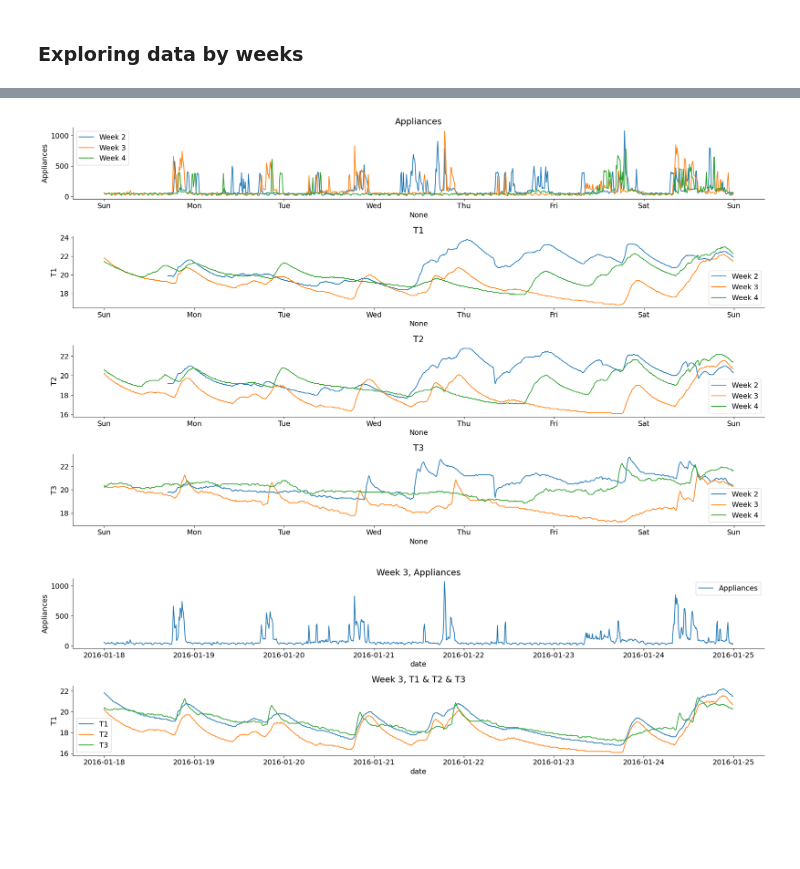
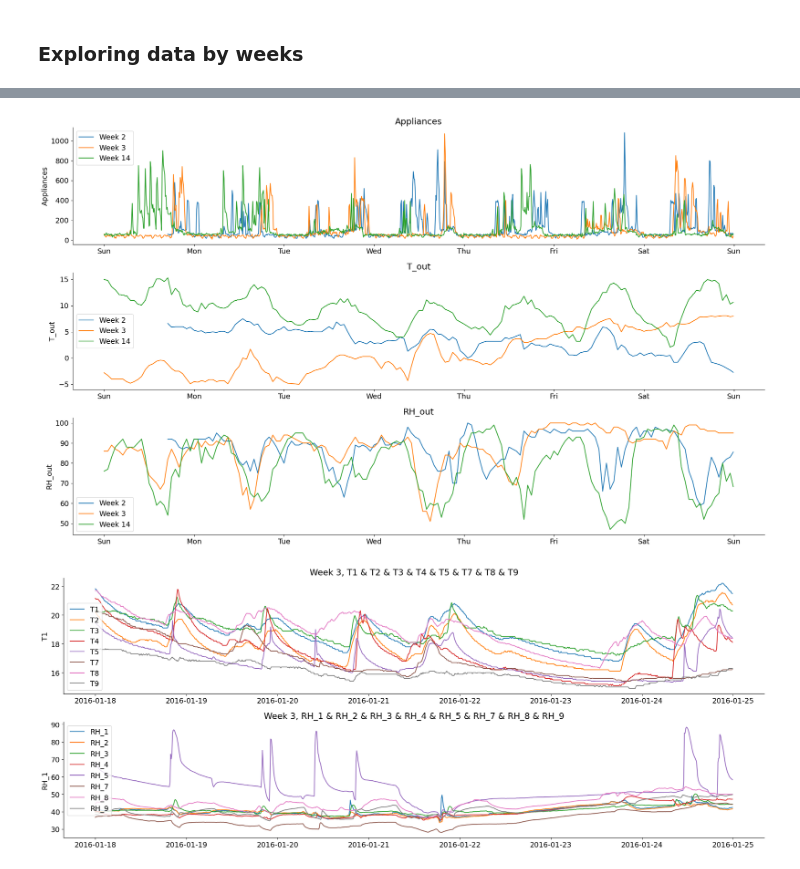
Before and after one commit to k-katarzyna/Appliances_Energy_Prediction, a Jupyter notebook: Appliances_energy_prediction/0_data_exploration.ipynb, the cells around one changed output, grey strips where cells are left out. Saved outputs shown, nothing was run; the diff lists cells and outputs as text; code cells hidden in the pictures; blank space fills up the shorter version.

Commit message:
extended data exploration and visuals

```diff
--- a/Appliances_energy_prediction/0_data_exploration.ipynb
+++ b/Appliances_energy_prediction/0_data_exploration.ipynb
@@ -145,4 +144,4 @@ The target variable contains few high values of energy consumption. Although ave
 # %% [markdown]
 ### Exploring data by weeks
 # %%
-visualizer = WeeklyDataVisualizer(enhanced_data, [2,3,4], ["Appliances", "T1", "T2", "T3"])
+visualizer = WeeklyDataVisualizer(enhanced_data)
@@ -149,8 +153,9 @@ visualizer = WeeklyDataVisualizer(enhanced_data, [2,3,4], ["Appliances", "T1", "
 # %%
-visualizer.plot_many_weeks(all_weeks=True)
+visualizer.plot_many_weeks(weeks=[2, 3, 14], columns=["Appliances", "T_out", "RH_out"])
 # %% [output]
-[figure, old version]
+[figure, new version]
 # %%
-visualizer.plot_one_week(3, subsets=[["Appliances"], ["T1", "T2", "T3"]])
+visualizer.plot_one_week(3, columns=[["T1", "T2", "T3", "T4", "T5", "T7", "T8", "T9"],
+                                     ["RH_1", "RH_2", "RH_3", "RH_4", "RH_5", "RH_7", "RH_8", "RH_9"]])
 # %% [output]
-[figure, old version]
+[figure, new version]
```
Also changed, not shown: parts of 25 cells of this notebook, 1 other file.
